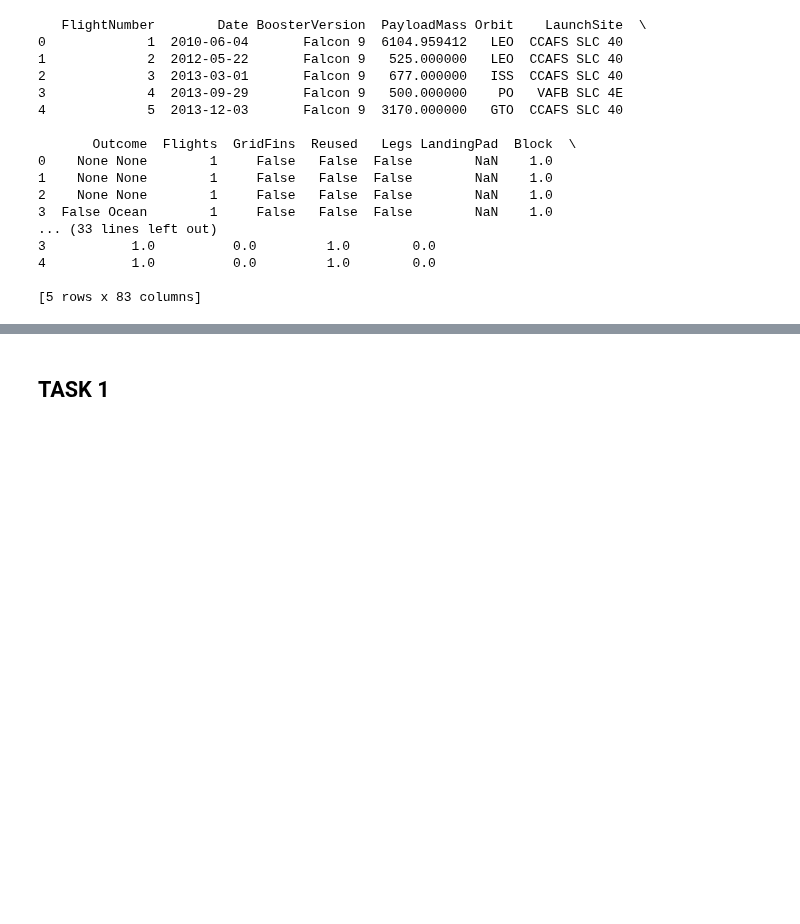
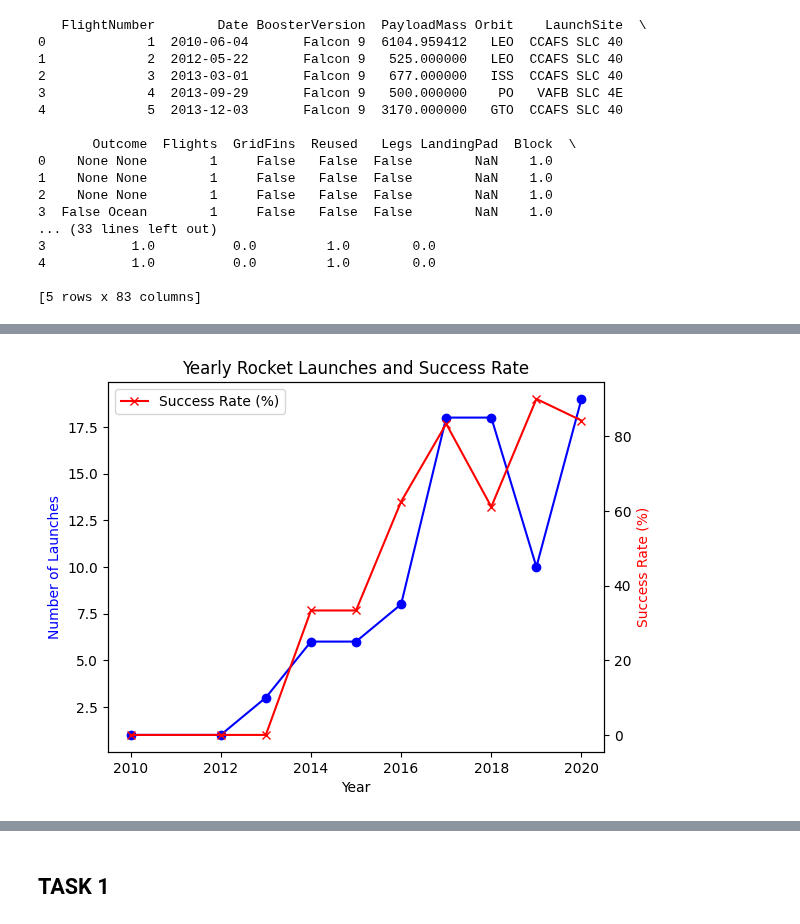
Before and after one commit to SPtestZ7Z/Capstone, a Jupyter notebook: Module_4_Machine_Learning_Prediction_(Colab_version).ipynb, the cells around one changed output, grey strips where cells are left out. Cells and saved outputs as stored; diff of their text form; code cells hidden in the pictures; blank space fills up the shorter version.

```diff
--- a/Module_4_Machine_Learning_Prediction_(Colab_version).ipynb
+++ b/Module_4_Machine_Learning_Prediction_(Colab_version).ipynb
@@ -216,3 +216,13 @@ else:
 4           1.0          0.0         1.0        0.0
 
 [5 rows x 83 columns]
+# %%
+#Further analysis to show yearly data
+df['Year'] = pd.to_datetime(df['Date']).dt.year
+#df.head(5)
+
+yearly_stats = df.groupby('Year').agg(
+    Num_Launches=('Year', 'count'),
+    Success_Rate=('Class', 'mean')
+)
+yearly_stats.head(4)
@@ -218,0 +236,22 @@ else:
+# %%
+# Create the plot
+fig, ax1 = plt.subplots()
+
+# Plot the number of launches
+ax1.plot(yearly_stats.index, yearly_stats['Num_Launches'], color='blue', marker='o', label='Number of Launches')
+ax1.set_xlabel('Year')
+ax1.set_ylabel('Number of Launches', color='blue')
+
+# Create a second y-axis for success rate
+ax2 = ax1.twinx()
+ax2.plot(yearly_stats.index, yearly_stats['Success_Rate'] * 100, color='red', marker='x', label='Success Rate (%)')
+ax2.set_ylabel('Success Rate (%)', color='red')
+
+# Set plot title and legend
+plt.title('Yearly Rocket Launches and Success Rate')
+plt.legend(loc='upper left')
+
+# Show the plot
+plt.show()
+# %% [output]
+[figure, added]
```
Also changed, not shown: parts of 5 cells of this notebook.
